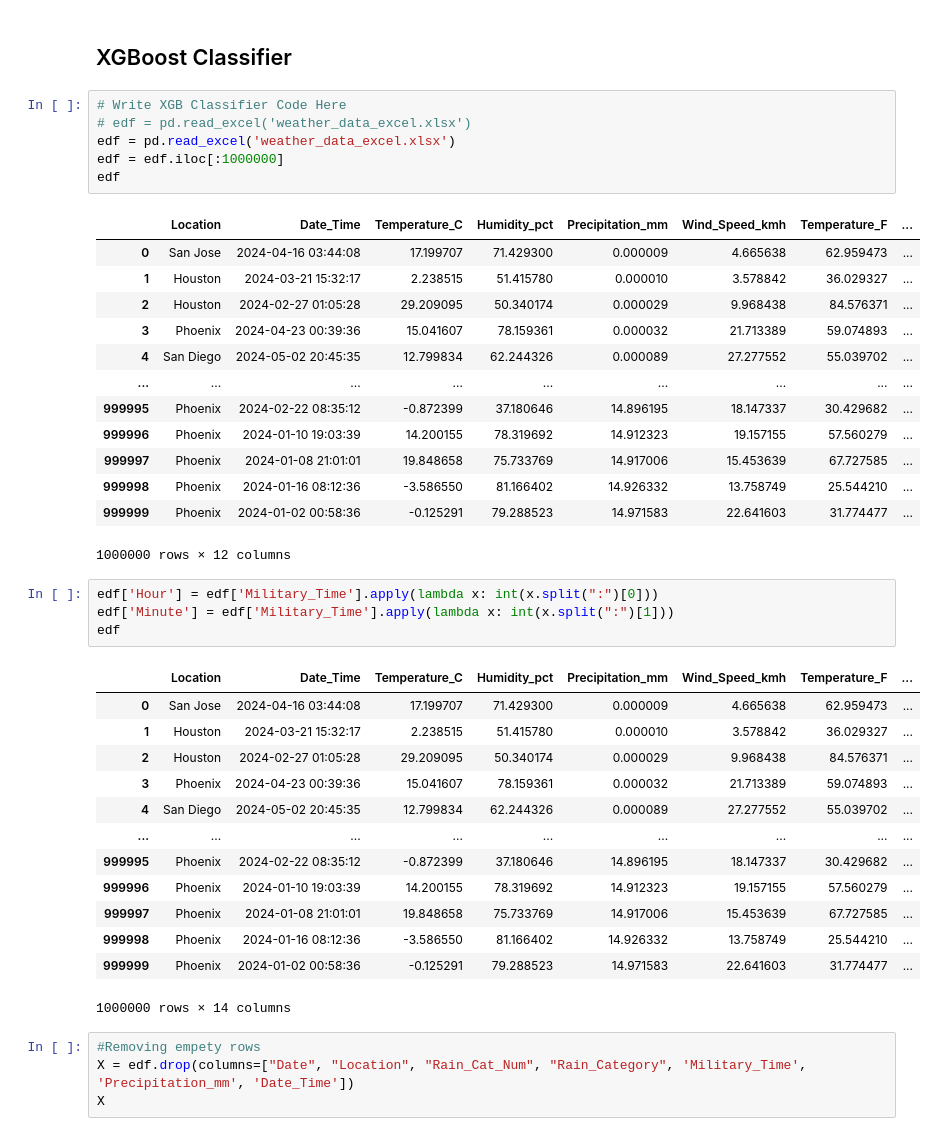
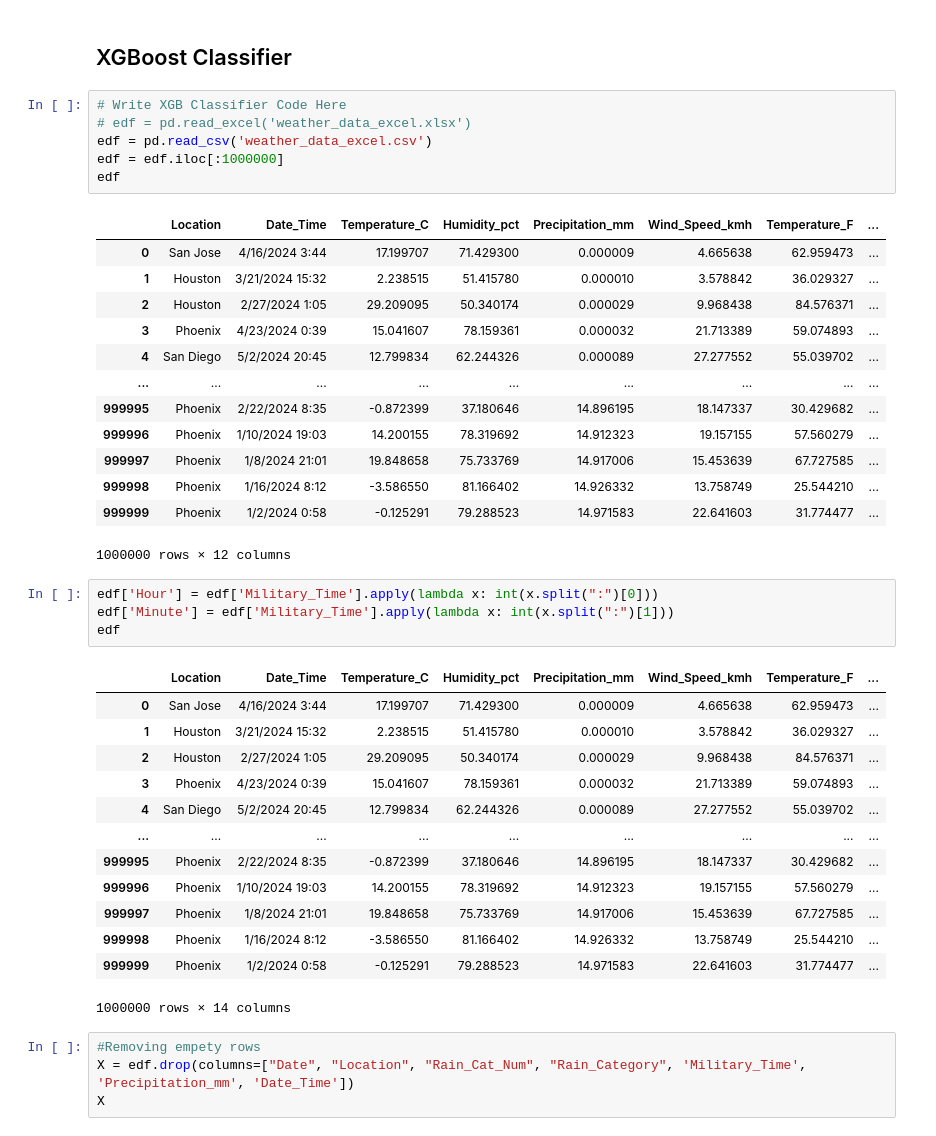
Before and after one commit to JamesShaklee/WeatherPrediction, a Jupyter notebook: WeatherNotebook.ipynb, the cells around one changed output. Cells and saved outputs as stored; diff of their text form.

```diff
--- a/WeatherNotebook.ipynb
+++ b/WeatherNotebook.ipynb
@@ -310,22 +345,22 @@ plt.show()
 # %%
 # Write XGB Classifier Code Here
 # edf = pd.read_excel('weather_data_excel.xlsx')
-edf = pd.read_excel('weather_data_excel.xlsx')
+edf = pd.read_csv('weather_data_excel.csv')
 edf = edf.iloc[:1000000]
 edf
 # %% [output]
 |  | Location | Date_Time | Temperature_C | Humidity_pct | Precipitation_mm | Wind_Speed_kmh | Temperature_F | ... |
-| 0 | San Jose | 2024-04-16 03:44:08 | 17.199707 | 71.429300 | 0.000009 | 4.665638 | 62.959473 | ... |
-| 1 | Houston | 2024-03-21 15:32:17 | 2.238515 | 51.415780 | 0.000010 | 3.578842 | 36.029327 | ... |
-| 2 | Houston | 2024-02-27 01:05:28 | 29.209095 | 50.340174 | 0.000029 | 9.968438 | 84.576371 | ... |
-| 3 | Phoenix | 2024-04-23 00:39:36 | 15.041607 | 78.159361 | 0.000032 | 21.713389 | 59.074893 | ... |
-| 4 | San Diego | 2024-05-02 20:45:35 | 12.799834 | 62.244326 | 0.000089 | 27.277552 | 55.039702 | ... |
+| 0 | San Jose | 4/16/2024 3:44 | 17.199707 | 71.429300 | 0.000009 | 4.665638 | 62.959473 | ... |
+| 1 | Houston | 3/21/2024 15:32 | 2.238515 | 51.415780 | 0.000010 | 3.578842 | 36.029327 | ... |
+| 2 | Houston | 2/27/2024 1:05 | 29.209095 | 50.340174 | 0.000029 | 9.968438 | 84.576371 | ... |
+| 3 | Phoenix | 4/23/2024 0:39 | 15.041607 | 78.159361 | 0.000032 | 21.713389 | 59.074893 | ... |
+| 4 | San Diego | 5/2/2024 20:45 | 12.799834 | 62.244326 | 0.000089 | 27.277552 | 55.039702 | ... |
 | ... | ... | ... | ... | ... | ... | ... | ... | ... |
-| 999995 | Phoenix | 2024-02-22 08:35:12 | -0.872399 | 37.180646 | 14.896195 | 18.147337 | 30.429682 | ... |
-| 999996 | Phoenix | 2024-01-10 19:03:39 | 14.200155 | 78.319692 | 14.912323 | 19.157155 | 57.560279 | ... |
-| 999997 | Phoenix | 2024-01-08 21:01:01 | 19.848658 | 75.733769 | 14.917006 | 15.453639 | 67.727585 | ... |
-| 999998 | Phoenix | 2024-01-16 08:12:36 | -3.586550 | 81.166402 | 14.926332 | 13.758749 | 25.544210 | ... |
-| 999999 | Phoenix | 2024-01-02 00:58:36 | -0.125291 | 79.288523 | 14.971583 | 22.641603 | 31.774477 | ... |
+| 999995 | Phoenix | 2/22/2024 8:35 | -0.872399 | 37.180646 | 14.896195 | 18.147337 | 30.429682 | ... |
+| 999996 | Phoenix | 1/10/2024 19:03 | 14.200155 | 78.319692 | 14.912323 | 19.157155 | 57.560279 | ... |
+| 999997 | Phoenix | 1/8/2024 21:01 | 19.848658 | 75.733769 | 14.917006 | 15.453639 | 67.727585 | ... |
+| 999998 | Phoenix | 1/16/2024 8:12 | -3.586550 | 81.166402 | 14.926332 | 13.758749 | 25.544210 | ... |
+| 999999 | Phoenix | 1/2/2024 0:58 | -0.125291 | 79.288523 | 14.971583 | 22.641603 | 31.774477 | ... |
 1000000 rows × 12 columns
 # %%
 edf['Hour'] = edf['Military_Time'].apply(lambda x: int(x.split(":")[0]))
@@ -333,17 +368,17 @@ edf['Minute'] = edf['Military_Time'].apply(lambda x: int(x.split(":")[1]))
 edf
 # %% [output]
 |  | Location | Date_Time | Temperature_C | Humidity_pct | Precipitation_mm | Wind_Speed_kmh | Temperature_F | ... |
-| 0 | San Jose | 2024-04-16 03:44:08 | 17.199707 | 71.429300 | 0.000009 | 4.665638 | 62.959473 | ... |
-| 1 | Houston | 2024-03-21 15:32:17 | 2.238515 | 51.415780 | 0.000010 | 3.578842 | 36.029327 | ... |
-| 2 | Houston | 2024-02-27 01:05:28 | 29.209095 | 50.340174 | 0.000029 | 9.968438 | 84.576371 | ... |
-| 3 | Phoenix | 2024-04-23 00:39:36 | 15.041607 | 78.159361 | 0.000032 | 21.713389 | 59.074893 | ... |
-| 4 | San Diego | 2024-05-02 20:45:35 | 12.799834 | 62.244326 | 0.000089 | 27.277552 | 55.039702 | ... |
+| 0 | San Jose | 4/16/2024 3:44 | 17.199707 | 71.429300 | 0.000009 | 4.665638 | 62.959473 | ... |
+| 1 | Houston | 3/21/2024 15:32 | 2.238515 | 51.415780 | 0.000010 | 3.578842 | 36.029327 | ... |
+| 2 | Houston | 2/27/2024 1:05 | 29.209095 | 50.340174 | 0.000029 | 9.968438 | 84.576371 | ... |
+| 3 | Phoenix | 4/23/2024 0:39 | 15.041607 | 78.159361 | 0.000032 | 21.713389 | 59.074893 | ... |
+| 4 | San Diego | 5/2/2024 20:45 | 12.799834 | 62.244326 | 0.000089 | 27.277552 | 55.039702 | ... |
 | ... | ... | ... | ... | ... | ... | ... | ... | ... |
-| 999995 | Phoenix | 2024-02-22 08:35:12 | -0.872399 | 37.180646 | 14.896195 | 18.147337 | 30.429682 | ... |
-| 999996 | Phoenix | 2024-01-10 19:03:39 | 14.200155 | 78.319692 | 14.912323 | 19.157155 | 57.560279 | ... |
-| 999997 | Phoenix | 2024-01-08 21:01:01 | 19.848658 | 75.733769 | 14.917006 | 15.453639 | 67.727585 | ... |
-| 999998 | Phoenix | 2024-01-16 08:12:36 | -3.586550 | 81.166402 | 14.926332 | 13.758749 | 25.544210 | ... |
-| 999999 | Phoenix | 2024-01-02 00:58:36 | -0.125291 | 79.288523 | 14.971583 | 22.641603 | 31.774477 | ... |
+| 999995 | Phoenix | 2/22/2024 8:35 | -0.872399 | 37.180646 | 14.896195 | 18.147337 | 30.429682 | ... |
+| 999996 | Phoenix | 1/10/2024 19:03 | 14.200155 | 78.319692 | 14.912323 | 19.157155 | 57.560279 | ... |
+| 999997 | Phoenix | 1/8/2024 21:01 | 19.848658 | 75.733769 | 14.917006 | 15.453639 | 67.727585 | ... |
+| 999998 | Phoenix | 1/16/2024 8:12 | -3.586550 | 81.166402 | 14.926332 | 13.758749 | 25.544210 | ... |
+| 999999 | Phoenix | 1/2/2024 0:58 | -0.125291 | 79.288523 | 14.971583 | 22.641603 | 31.774477 | ... |
 1000000 rows × 14 columns
 # %%
 #Removing empety rows
```
Also changed, not shown: parts of 18 cells of this notebook.
